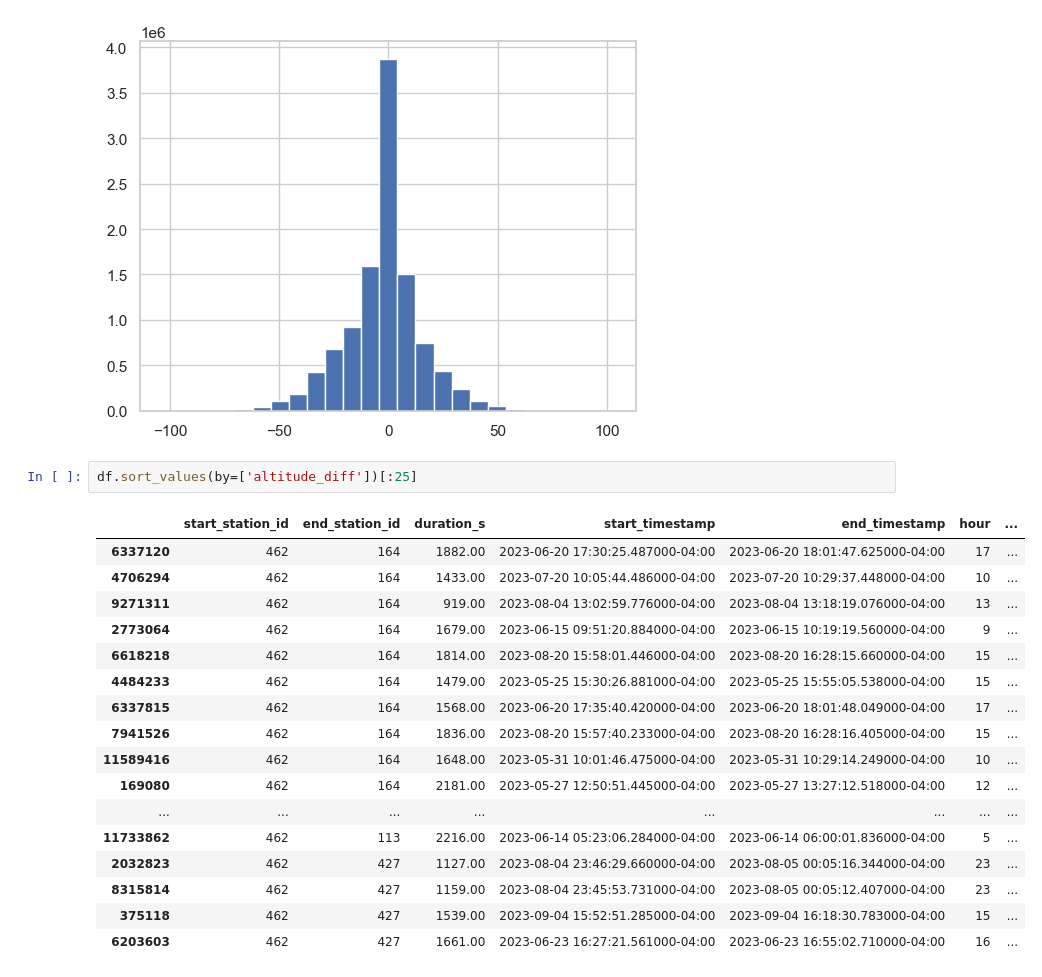
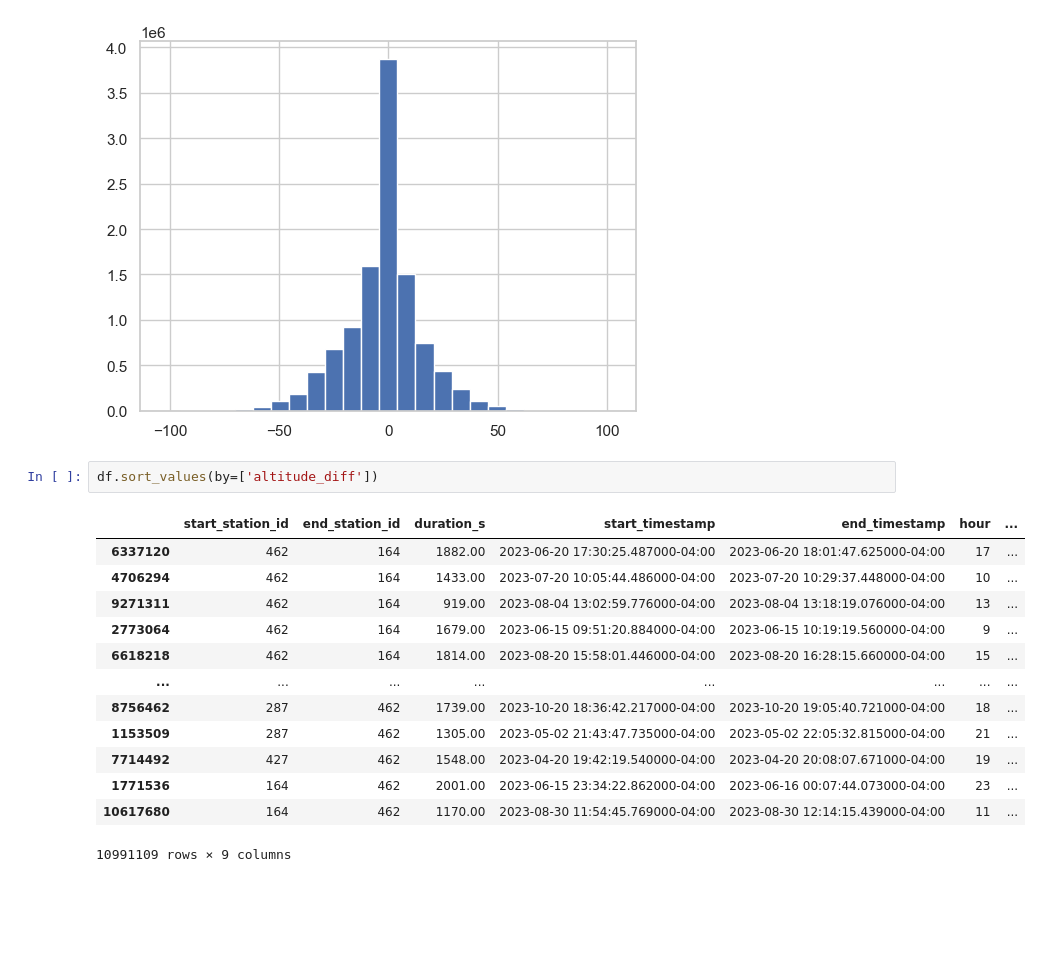
Before and after one commit to savardmaxime/Bixi-2023-stations-balance, a Jupyter notebook: altitude_analysis.ipynb, the cells around one changed output. Drawn from its saved outputs; the diff is of its cells as text; blank space fills up the shorter version.

```diff
--- a/altitude_analysis.ipynb
+++ b/altitude_analysis.ipynb
@@ -71,24 +71,20 @@ df['altitude_diff'].hist(bins=25)
 <Axes: >
 [figure]
 # %%
-df.sort_values(by=['altitude_diff'])[:25]
+df.sort_values(by=['altitude_diff'])
 # %% [output]
 |  | start_station_id | end_station_id | duration_s | start_timestamp | end_timestamp | hour | ... |
 | 6337120 | 462 | 164 | 1882.00 | 2023-06-20 17:30:25.487000-04:00 | 2023-06-20 18:01:47.625000-04:00 | 17 | ... |
 | 4706294 | 462 | 164 | 1433.00 | 2023-07-20 10:05:44.486000-04:00 | 2023-07-20 10:29:37.448000-04:00 | 10 | ... |
 | 9271311 | 462 | 164 | 919.00 | 2023-08-04 13:02:59.776000-04:00 | 2023-08-04 13:18:19.076000-04:00 | 13 | ... |
 | 2773064 | 462 | 164 | 1679.00 | 2023-06-15 09:51:20.884000-04:00 | 2023-06-15 10:19:19.560000-04:00 | 9 | ... |
 | 6618218 | 462 | 164 | 1814.00 | 2023-08-20 15:58:01.446000-04:00 | 2023-08-20 16:28:15.660000-04:00 | 15 | ... |
-| 4484233 | 462 | 164 | 1479.00 | 2023-05-25 15:30:26.881000-04:00 | 2023-05-25 15:55:05.538000-04:00 | 15 | ... |
-| 6337815 | 462 | 164 | 1568.00 | 2023-06-20 17:35:40.420000-04:00 | 2023-06-20 18:01:48.049000-04:00 | 17 | ... |
-| 7941526 | 462 | 164 | 1836.00 | 2023-08-20 15:57:40.233000-04:00 | 2023-08-20 16:28:16.405000-04:00 | 15 | ... |
-| 11589416 | 462 | 164 | 1648.00 | 2023-05-31 10:01:46.475000-04:00 | 2023-05-31 10:29:14.249000-04:00 | 10 | ... |
-| 169080 | 462 | 164 | 2181.00 | 2023-05-27 12:50:51.445000-04:00 | 2023-05-27 13:27:12.518000-04:00 | 12 | ... |
 | ... | ... | ... | ... | ... | ... | ... | ... |
-| 11733862 | 462 | 113 | 2216.00 | 2023-06-14 05:23:06.284000-04:00 | 2023-06-14 06:00:01.836000-04:00 | 5 | ... |
-| 2032823 | 462 | 427 | 1127.00 | 2023-08-04 23:46:29.660000-04:00 | 2023-08-05 00:05:16.344000-04:00 | 23 | ... |
-| 8315814 | 462 | 427 | 1159.00 | 2023-08-04 23:45:53.731000-04:00 | 2023-08-05 00:05:12.407000-04:00 | 23 | ... |
-| 375118 | 462 | 427 | 1539.00 | 2023-09-04 15:52:51.285000-04:00 | 2023-09-04 16:18:30.783000-04:00 | 15 | ... |
-| 6203603 | 462 | 427 | 1661.00 | 2023-06-23 16:27:21.561000-04:00 | 2023-06-23 16:55:02.710000-04:00 | 16 | ... |
+| 8756462 | 287 | 462 | 1739.00 | 2023-10-20 18:36:42.217000-04:00 | 2023-10-20 19:05:40.721000-04:00 | 18 | ... |
+| 1153509 | 287 | 462 | 1305.00 | 2023-05-02 21:43:47.735000-04:00 | 2023-05-02 22:05:32.815000-04:00 | 21 | ... |
+| 7714492 | 427 | 462 | 1548.00 | 2023-04-20 19:42:19.540000-04:00 | 2023-04-20 20:08:07.671000-04:00 | 19 | ... |
+| 1771536 | 164 | 462 | 2001.00 | 2023-06-15 23:34:22.862000-04:00 | 2023-06-16 00:07:44.073000-04:00 | 23 | ... |
+| 10617680 | 164 | 462 | 1170.00 | 2023-08-30 11:54:45.769000-04:00 | 2023-08-30 12:14:15.439000-04:00 | 11 | ... |
+10991109 rows × 9 columns
 # %%
 print(stations.loc[462])
```
Also changed, not shown: parts of 9 cells of this notebook.
